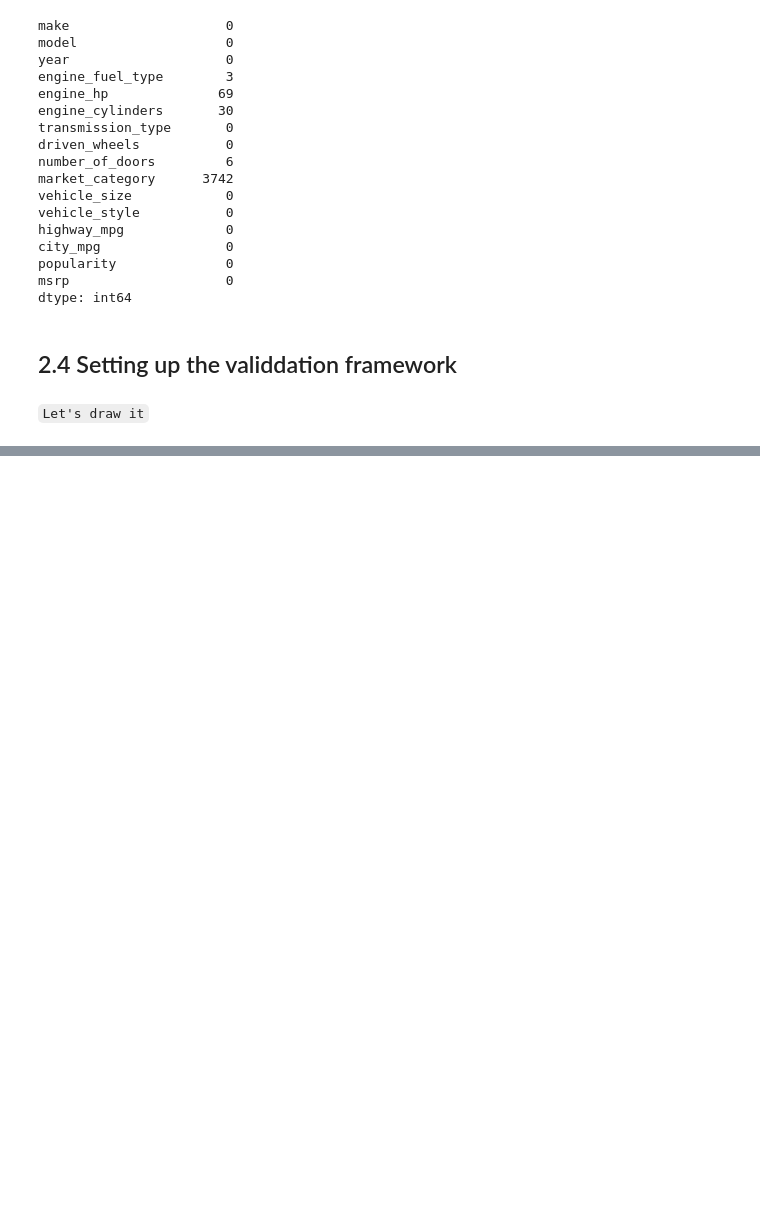
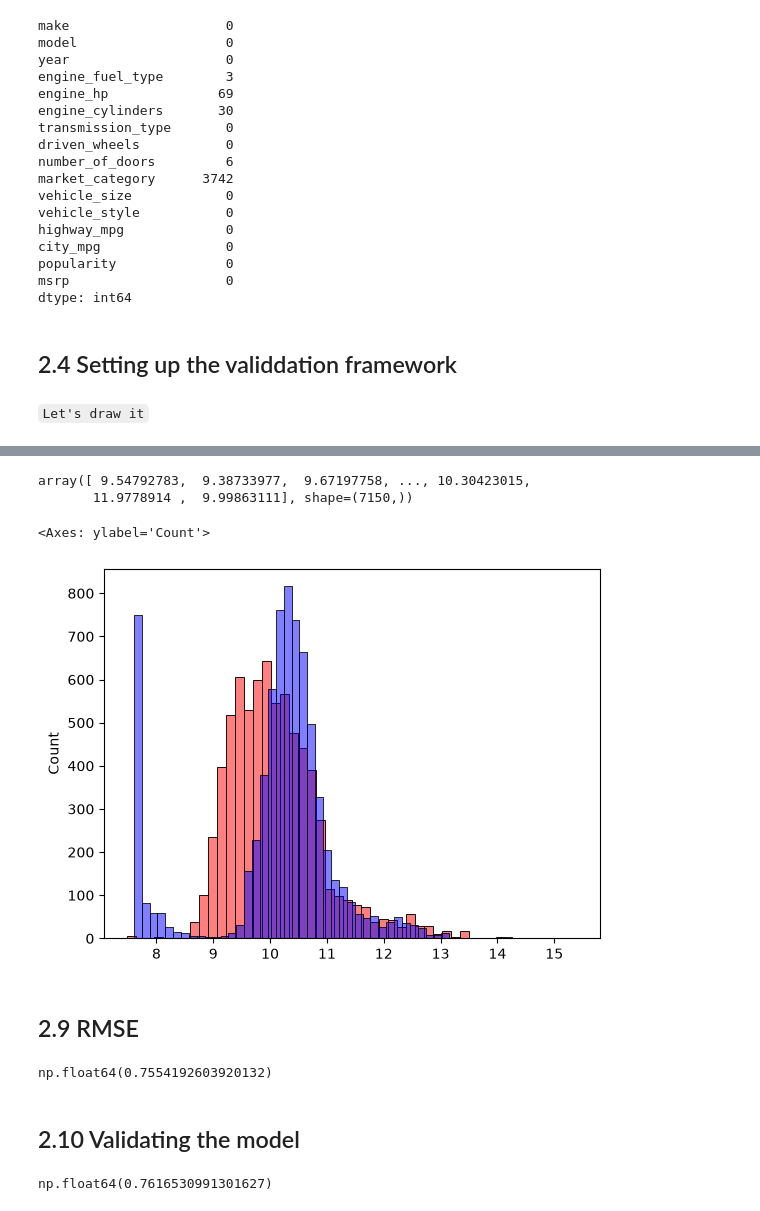
Before and after one commit to Assena-Emmanuel/Machine-learning-homework, a Jupyter notebook: 02-regression/Untitled.ipynb, the cells around one changed output, grey strips where cells are left out. Cells and saved outputs as stored; diff of their text form; code cells hidden in the pictures; blank space fills up the shorter version.

```diff
--- a/02-regression/Untitled.ipynb
+++ b/02-regression/Untitled.ipynb
@@ -219,0 +394,4 @@ len(df) * 0.2
+# %%
+base = [
+    'engine_hp', 'engine_cylinders','highway_mpg', 'city_mpg', 'popularity'
+]
@@ -219,0 +400,18 @@ len(df) * 0.2
+# %%
+X_train = df_train[base].fillna(0).values
+# %%
+w0, w = train_linear_regression(X_train, y_train)
+# %%
+y_pred = w0 + X_train.dot(w)
+y_pred
+# %% [output]
+array([ 9.54792783,  9.38733977,  9.67197758, ..., 10.30423015,
+       11.9778914 ,  9.99863111], shape=(7150,))
+# %%
+sns.histplot(y_pred, color="red", bins=50, alpha=0.5)
+sns.histplot(y_train, color="blue", bins=50, alpha=0.5)
+# %% [output]
+<Axes: ylabel='Count'>
+[figure, added]
+# %% [markdown]
+## 2.9 RMSE
@@ -219,0 +423,6 @@ len(df) * 0.2
+# %%
+rmse(y_train, y_pred)
+# %% [output]
+np.float64(0.7554192603920132)
+# %% [markdown]
+## 2.10 Validating the model
@@ -219,0 +445,10 @@ len(df) * 0.2
+# %%
+X_train = prepare_X(df_train)
+w0, w = train_linear_regression(X_train, y_train)
+
+X_val = prepare_X(df_val)
+y_pred = w0 + X_val.dot(w)
+
+rmse(y_val, y_pred)
+# %% [output]
+np.float64(0.7616530991301627)
```
Also changed, not shown: parts of 84 cells of this notebook, 7 other files.
